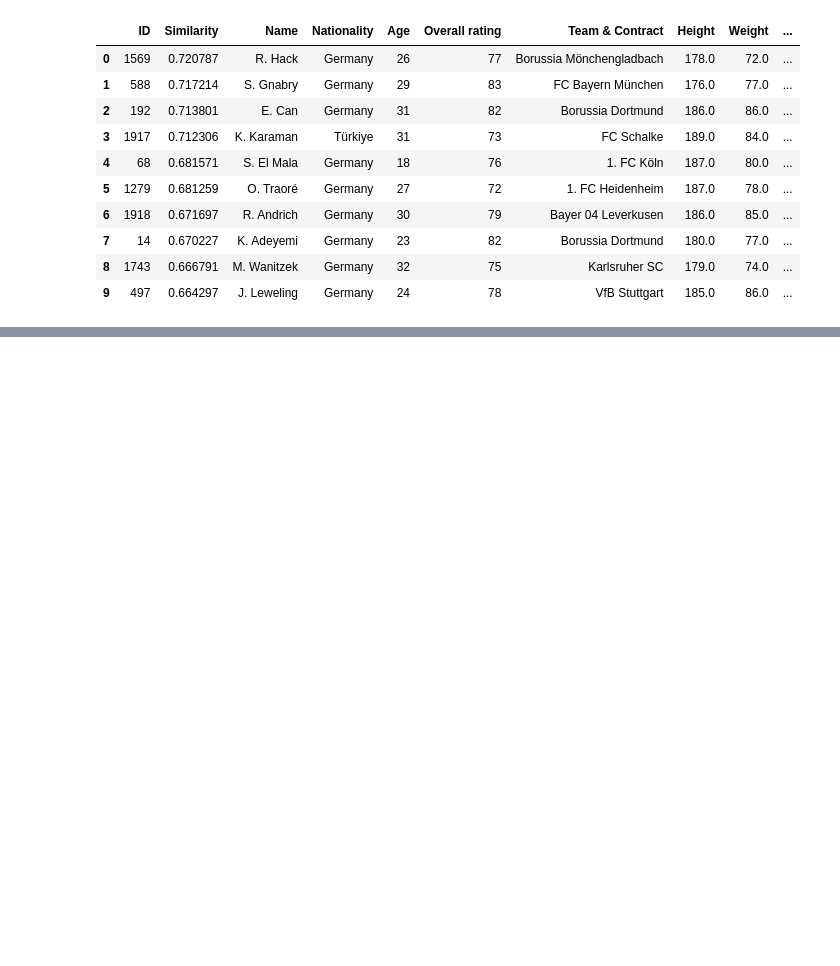
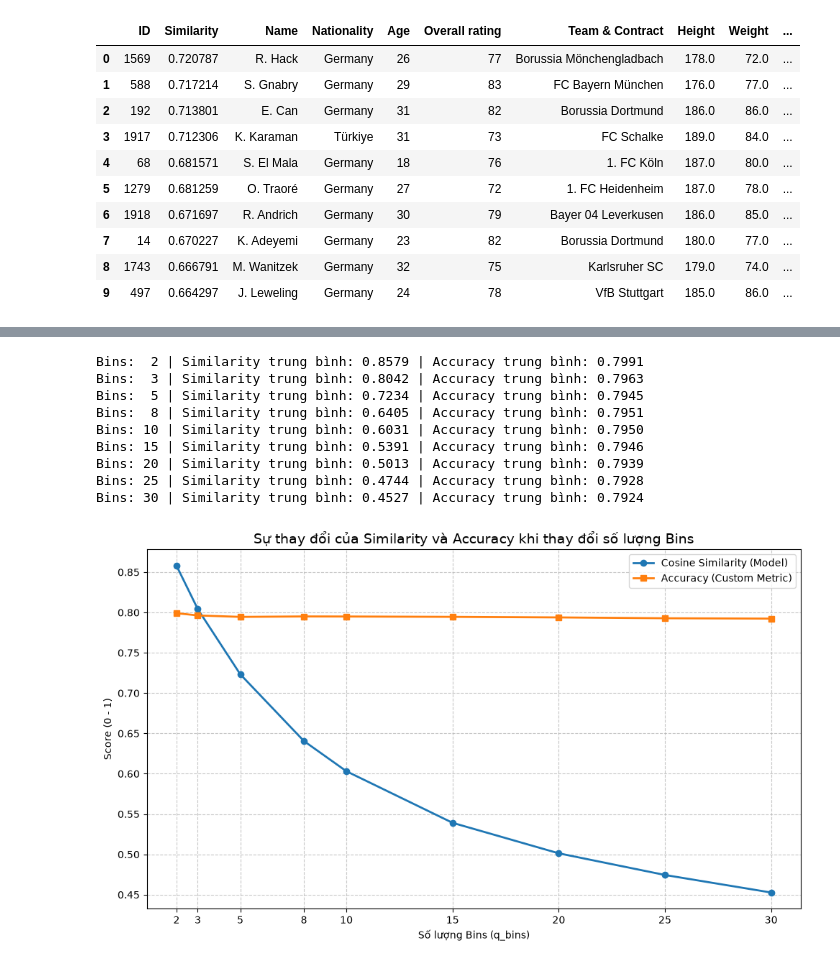
Before and after one commit to Cahoii/playerSimilarity_LDM, a Jupyter notebook: main.ipynb, the cells around one changed output, grey strips where cells are left out. Saved outputs shown, nothing was run; the diff lists cells and outputs as text; code cells hidden in the pictures; blank space fills up the shorter version.

```diff
--- a/main.ipynb
+++ b/main.ipynb
@@ -714,8 +732,6 @@ KeyError: 'Eval Score (S)'
 # %%
 from collections import Counter
 from sklearn.metrics.pairwise import cosine_similarity
-import numpy as np
-import matplotlib.pyplot as plt
 
 def evaluate_bins_impact(bin_list, sample_size=50, top_n=10):
     sim_scores = []
@@ -789,32 +805,43 @@ def evaluate_bins_impact(bin_list, sample_size=50, top_n=10):
                 for col in cat_features:
                     if str(query_row[col]) == str(candidate_row[col]): S += 1.0
                 for col in num_features:
                     try:
                         q_val = float(query_row[col])
                         c_val = float(candidate_row[col])
                         if q_val == 0 and c_val == 0: S += 1.0
                         elif max(q_val, c_val) != 0: S += min(q_val, c_val) / max(q_val, c_val)
                     except: pass
                 query_accs.append(S / total_features)
             avg_acc.append(np.mean(query_accs))
 
         sim_scores.append(np.mean(avg_sim))
         acc_scores.append(np.mean(avg_acc))
         print(f"Bins: {q_bins:2d} | Similarity trung bình: {sim_scores[-1]:.4f} | Accuracy trung bình: {acc_scores[-1]:.4f}")
 
     # 5. Vẽ biểu đồ
     plt.figure(figsize=(10, 6))
     plt.plot(bin_list, sim_scores, marker='o', linewidth=2, label='Cosine Similarity (Model)')
     plt.plot(bin_list, acc_scores, marker='s', linewidth=2, label='Accuracy (Custom Metric)')
     plt.xlabel('Số lượng Bins (q_bins)')
     plt.ylabel('Score (0 - 1)')
     plt.title('Sự thay đổi của Similarity và Accuracy khi thay đổi số lượng Bins', fontsize=14)
     plt.xticks(bin_list)
     plt.legend()
     plt.grid(True, linestyle='--', alpha=0.7)
     plt.tight_layout()
     plt.show()
 
 # Chạy thử nghiệm đánh giá tác động của số lượng bins (ví dụ: từ 2 đến 30)
-bin_counts = [2, 3, 5, 8, 10, 15, 20, 30]
-evaluate_bins_impact(bin_counts, sample_size=50, top_n=10)
+bin_counts = [2, 3, 5, 8, 10, 15, 20, 25, 30]
+evaluate_bins_impact(bin_counts, sample_size=5000, top_n=10)
+# %% [output]
+Bins:  2 | Similarity trung bình: 0.8579 | Accuracy trung bình: 0.7991
+Bins:  3 | Similarity trung bình: 0.8042 | Accuracy trung bình: 0.7963
+Bins:  5 | Similarity trung bình: 0.7234 | Accuracy trung bình: 0.7945
+Bins:  8 | Similarity trung bình: 0.6405 | Accuracy trung bình: 0.7951
+Bins: 10 | Similarity trung bình: 0.6031 | Accuracy trung bình: 0.7950
+Bins: 15 | Similarity trung bình: 0.5391 | Accuracy trung bình: 0.7946
+Bins: 20 | Similarity trung bình: 0.5013 | Accuracy trung bình: 0.7939
+Bins: 25 | Similarity trung bình: 0.4744 | Accuracy trung bình: 0.7928
+Bins: 30 | Similarity trung bình: 0.4527 | Accuracy trung bình: 0.7924
+[figure, added]
```
Also changed, not shown: parts of 1 cell of this notebook.
